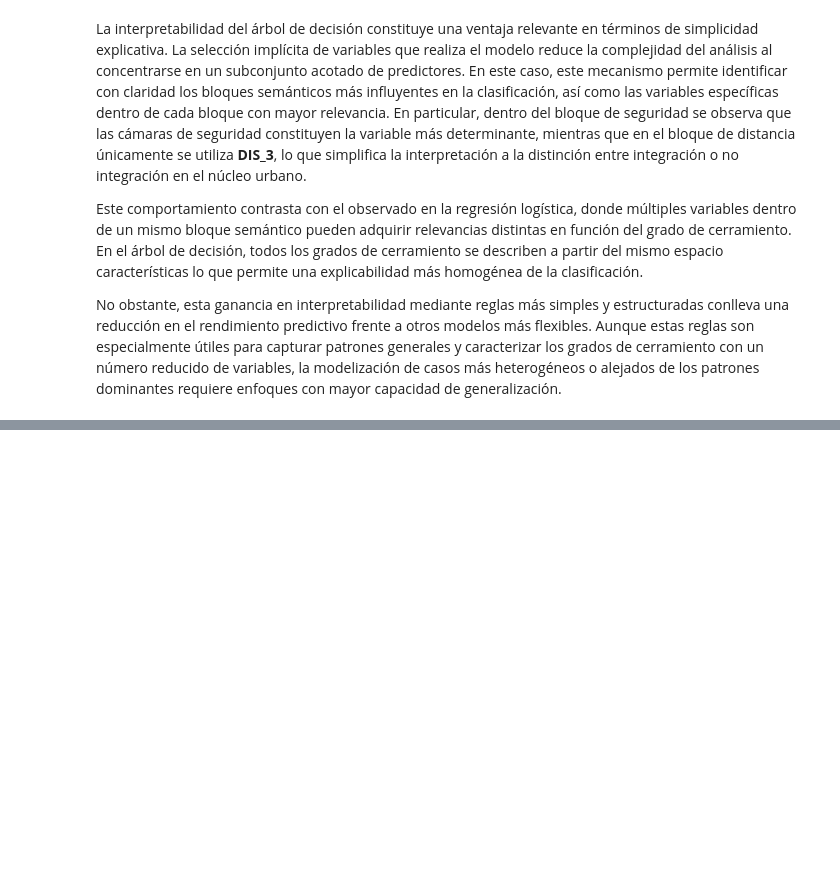
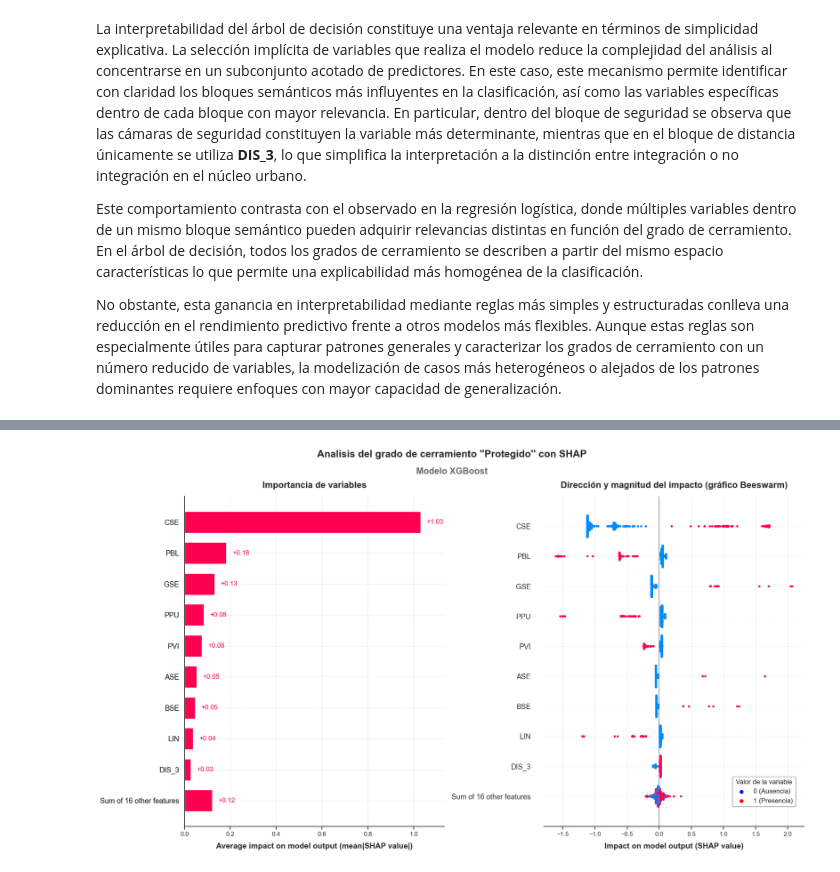
Before and after one commit to davidfernxndez/urban-residential-classification, a Jupyter notebook: notebooks/06_Interpretability_analysis.ipynb, the cells around one changed output, grey strips where cells are left out. Saved outputs shown, nothing was run; the diff lists cells and outputs as text; code cells hidden in the pictures; blank space fills up the shorter version.

```diff
--- a/notebooks/06_Interpretability_analysis.ipynb
+++ b/notebooks/06_Interpretability_analysis.ipynb
@@ -369,0 +423,4 @@ No obstante, esta ganancia en interpretabilidad mediante reglas más simples y e
+# %%
+plot_shap_class_dashboard(cfg, shap_values_XG, class_label="Protegido", model_name="XGBoost", num_features_display=10)
+# %% [output]
+[figure, added]
```
Also changed, not shown: parts of 11 cells of this notebook, 7 other files.
